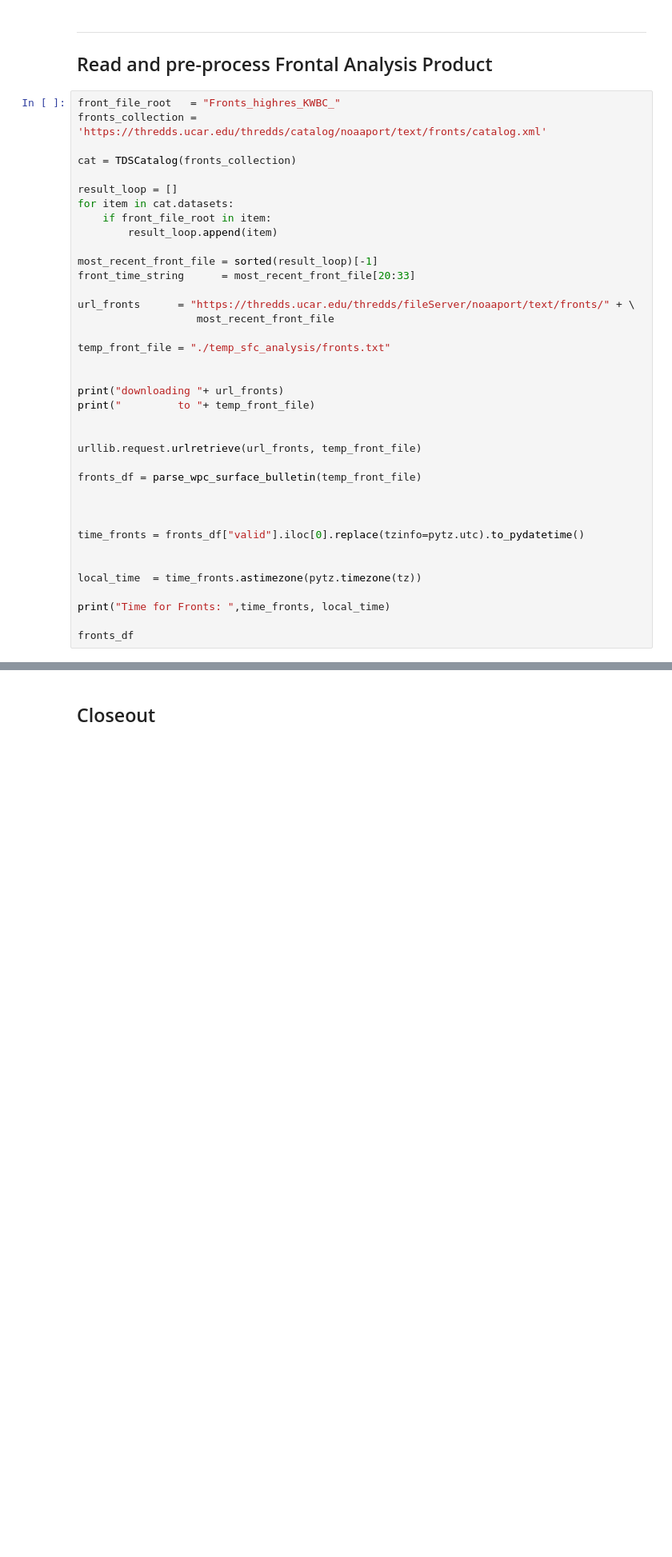
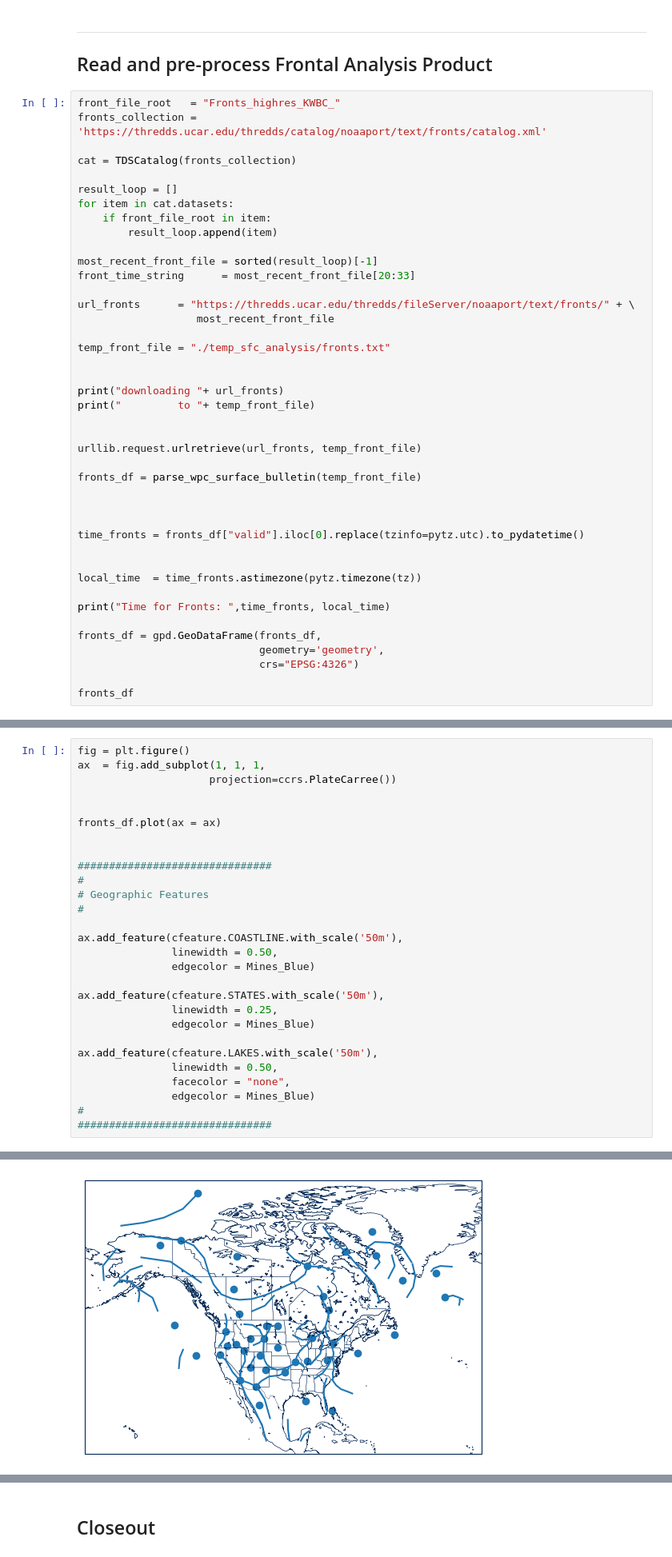
Before and after one commit to wjcapehart/SD_Mines_Map_Wall, a Jupyter notebook: Surface_Analysis_front_fix.ipynb, the cells around one changed output, grey strips where cells are left out. Shown at 80% size. Drawn from its saved outputs; the diff is of its cells as text; blank space fills up the shorter version.

Commit message:
alternative 1.7 metpy front plotting subroutine

```diff
--- a/Surface_Analysis_front_fix.ipynb
+++ b/Surface_Analysis_front_fix.ipynb
@@ -234,4 +253,8 @@ local_time  = time_fronts.astimezone(pytz.timezone(tz))
 
 print("Time for Fronts: ",time_fronts, local_time)
 
+fronts_df = gpd.GeoDataFrame(fronts_df,
+                             geometry='geometry',
+                             crs="EPSG:4326")
+
 fronts_df
@@ -239,0 +282,29 @@ fronts_df
+# %%
+fig = plt.figure()
+ax  = fig.add_subplot(1, 1, 1,
+                     projection=ccrs.PlateCarree())
+
+
+fronts_df.plot(ax = ax)
+
+
+###############################
+#
+# Geographic Features
+#
+
+ax.add_feature(cfeature.COASTLINE.with_scale('50m'),
+               linewidth = 0.50,
+               edgecolor = Mines_Blue)
+
+ax.add_feature(cfeature.STATES.with_scale('50m'),
+               linewidth = 0.25,
+               edgecolor = Mines_Blue)
+
+ax.add_feature(cfeature.LAKES.with_scale('50m'),
+               linewidth = 0.50,
+               facecolor = "none",
+               edgecolor = Mines_Blue)
+#
+###############################
+# %% [output]
@@ -239,0 +312 @@ fronts_df
+[figure, added]
```
Also changed, not shown: parts of 10 cells of this notebook, 2 other files.
